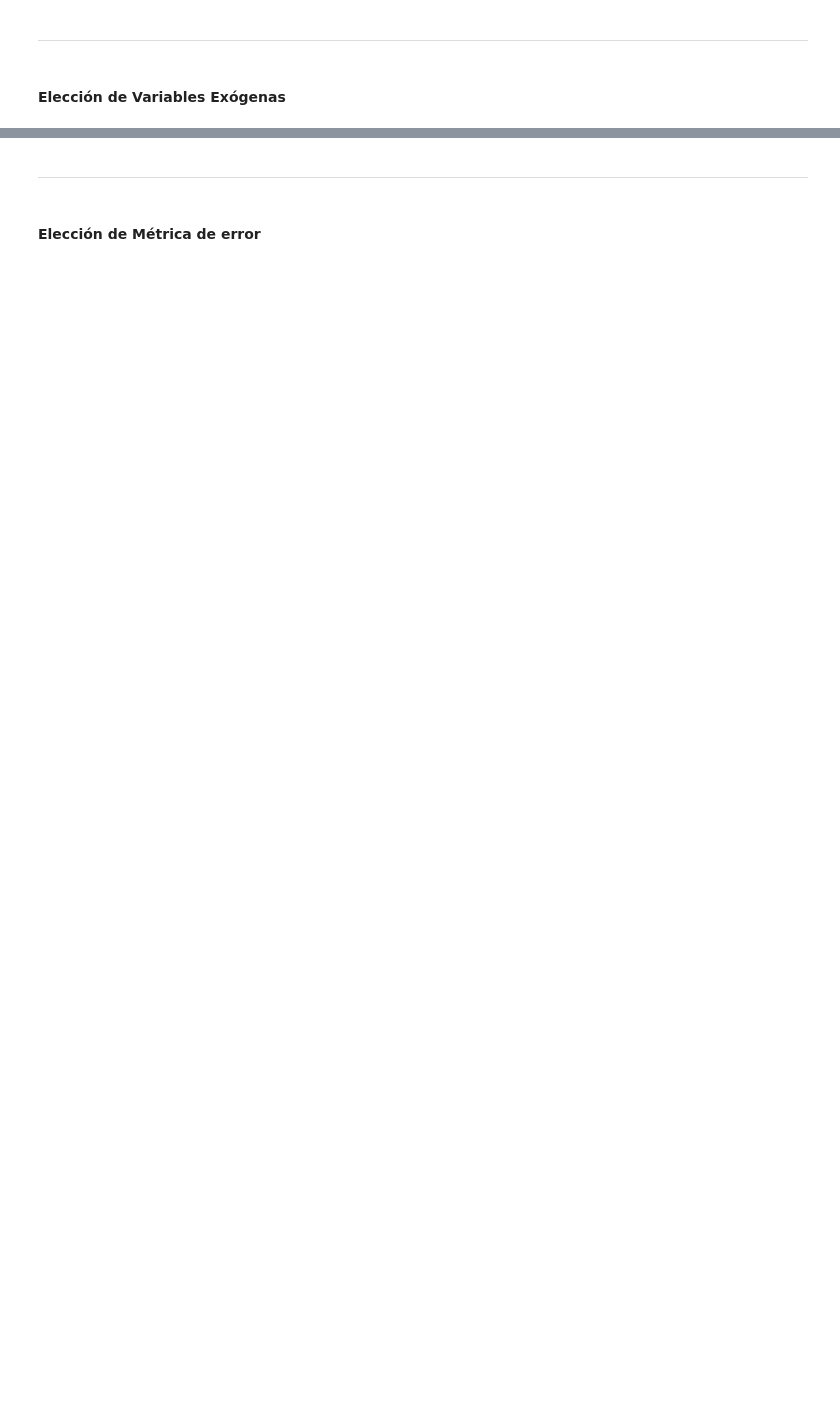
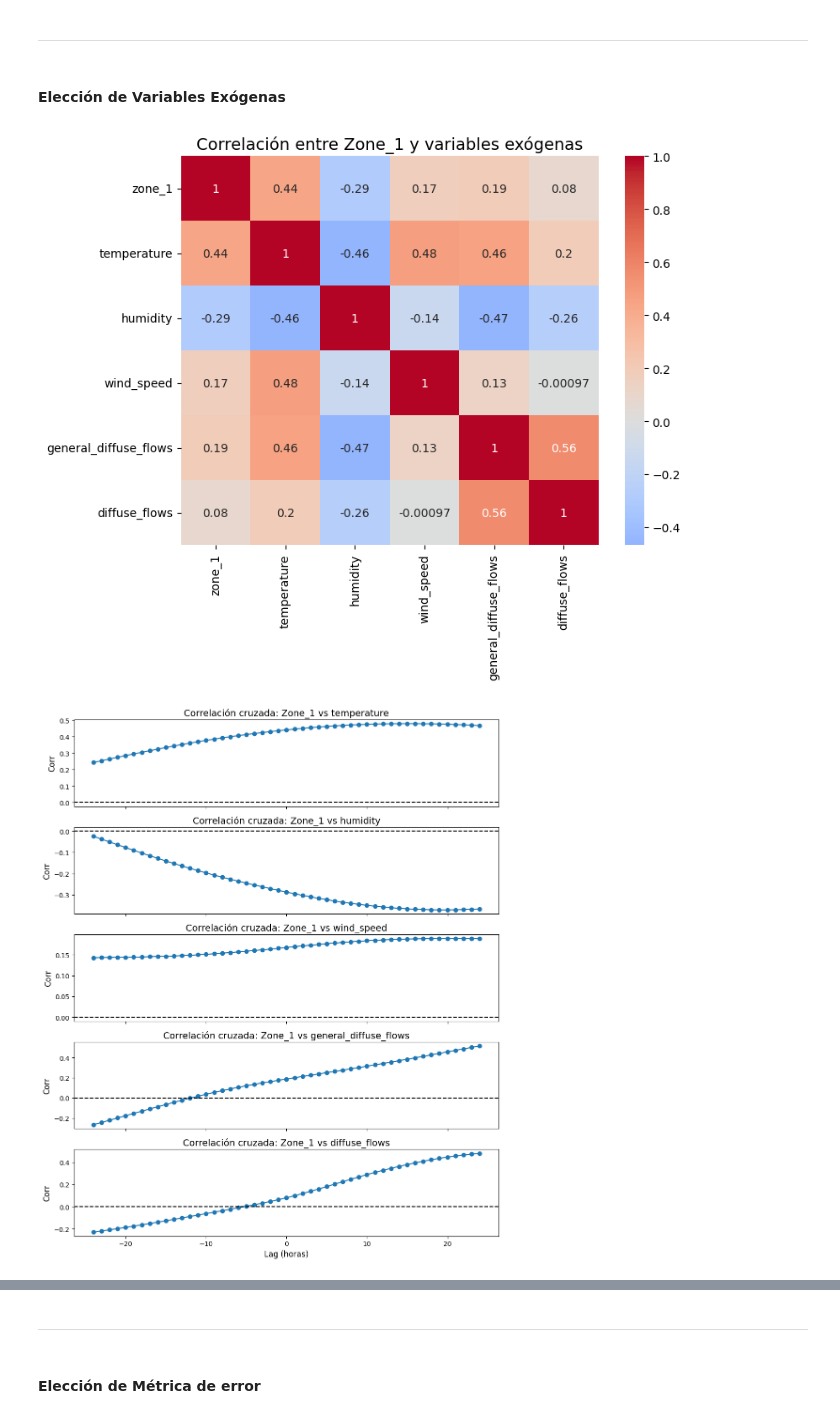
Before and after one commit to DCajiao/Time-series-forecast-of-energy-consumption-in-Tetouan-City, a Jupyter notebook: notebooks/00_EDA.ipynb, the cells around one changed output, grey strips where cells are left out. Cells and saved outputs as stored; diff of their text form; code cells hidden in the pictures; blank space fills up the shorter version.

Commit message:
elección de zona, planteamiento de la problemática, elección de variables exógenas, elección de métrica de error

```diff
--- a/notebooks/00_EDA.ipynb
+++ b/notebooks/00_EDA.ipynb
@@ -26,3 +36,16 @@ df = pd.read_csv(BytesIO(response.content), sep=',')
 # Formato de columnas
 df['DateTime'] = pd.to_datetime(df['DateTime'], errors='coerce')
 df = df.dropna(subset=['DateTime']) # Eliminar filas con DateTime inválido (NaT)
+
+# Transformar columnas
+df.columns = df.columns.str.strip()
+df.columns = df.columns.str.lower()
+df.columns = [c.strip().replace(" ", "_") for c in df.columns]
+
+rename_dict = {
+    'zone_1_power_consumption': 'zone_1',
+    'zone_2__power_consumption': 'zone_2',
+    'zone_3__power_consumption': 'zone_3'
+}
+
+df.rename(columns=rename_dict, inplace=True)
@@ -109,3 +171,55 @@ plt.show()
 ---
 # %% [markdown]
 #### **Elección de Variables Exógenas**
+# %%
+# Filtramos sólo las variables relevantes
+# Consumo zona elegida (zone_1) y variables climáticas
+variables = ["temperature", "humidity", "wind_speed", "general_diffuse_flows", "diffuse_flows"]
+df_zone1 = df[["zone_1"] + variables].copy()
+
+# ------------------------------
+# 1. Correlaciones simples
+# ------------------------------
+corr_matrix = df_zone1.corr()
+
+plt.figure(figsize=(8,6))
+sns.heatmap(corr_matrix, annot=True, cmap="coolwarm", center=0)
+plt.title("Correlación entre Zone_1 y variables exógenas", fontsize=14)
+plt.show()
+
+# ------------------------------
+# 2. Correlación cruzada (lagged)
+# ------------------------------
+def cross_correlation(series1, series2, max_lag=24):
+    """
+    Calcula correlación cruzada hasta un lag máximo
+    """
+    lags = range(-max_lag, max_lag+1)
+    correlations = [series1.corr(series2.shift(lag)) for lag in lags]
+    return pd.DataFrame({"Lag": lags, "Correlation": correlations})
+
+# Evaluamos cada variable exógena frente a zone_1
+results = {}
+for var in variables:
+    results[var] = cross_correlation(df_zone1["zone_1"], df_zone1[var])
+
+# Graficamos correlación cruzada
+fig, axes = plt.subplots(len(variables), 1, figsize=(10, 12), sharex=True)
+for i, var in enumerate(variables):
+    axes[i].plot(results[var]["Lag"], results[var]["Correlation"], marker="o")
+    axes[i].axhline(0, color="black", linestyle="--")
+    axes[i].set_title(f"Correlación cruzada: Zone_1 vs {var}")
+    axes[i].set_ylabel("Corr")
+plt.xlabel("Lag (horas)")
+plt.tight_layout()
+plt.show()
+
+# ------------------------------
+# 3. Guardar correlaciones simples para análisis
+# ------------------------------
+corr_with_zone1 = corr_matrix["zone_1"].drop("zone_1").sort_values(key=abs, ascending=False)
+print("Correlaciones simples con Zone_1:")
+print(corr_with_zone1)
+# %% [output]
+[figure, added]
+[figure, added]
```
Also changed, not shown: parts of 15 cells of this notebook.
